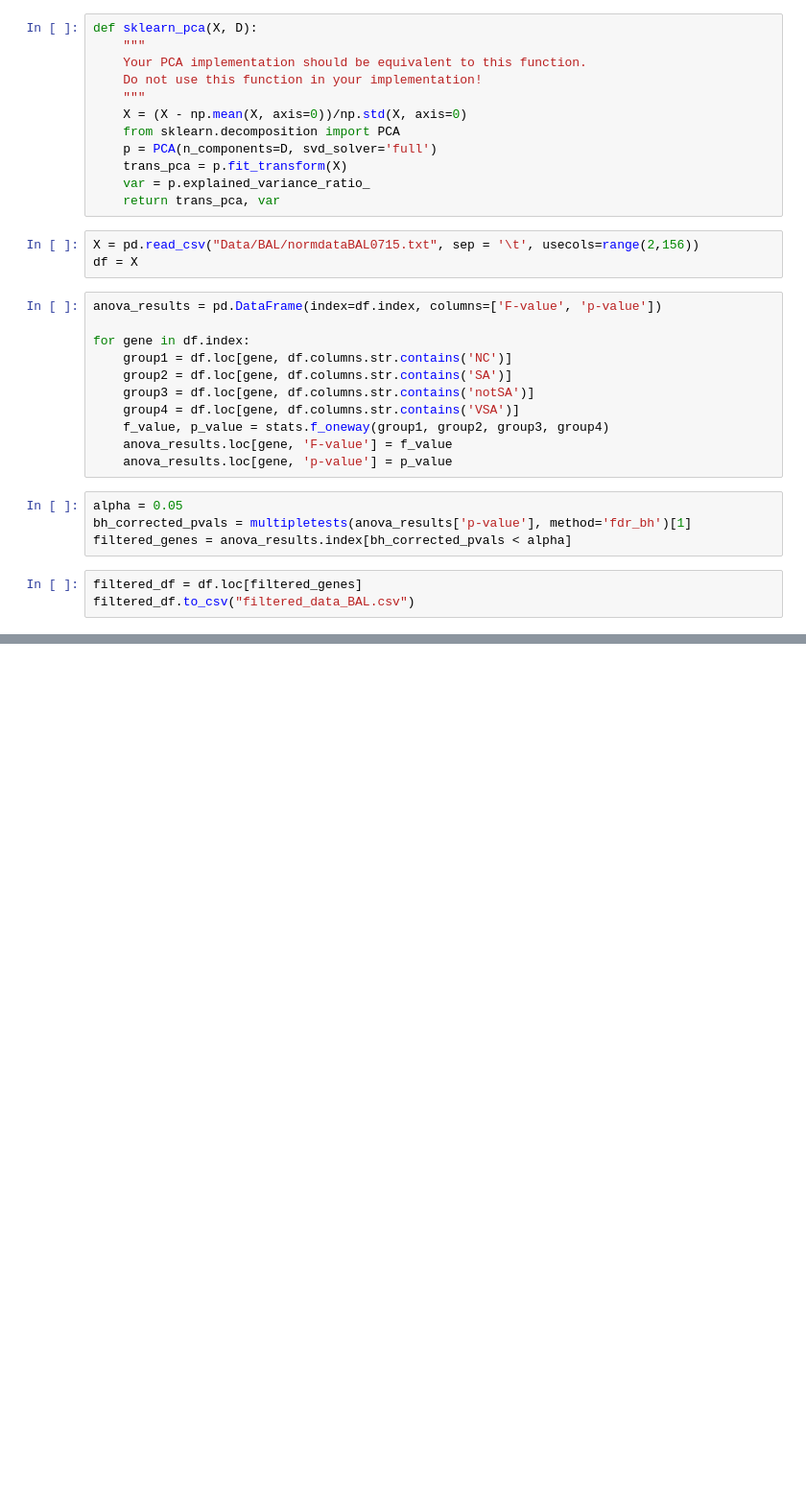
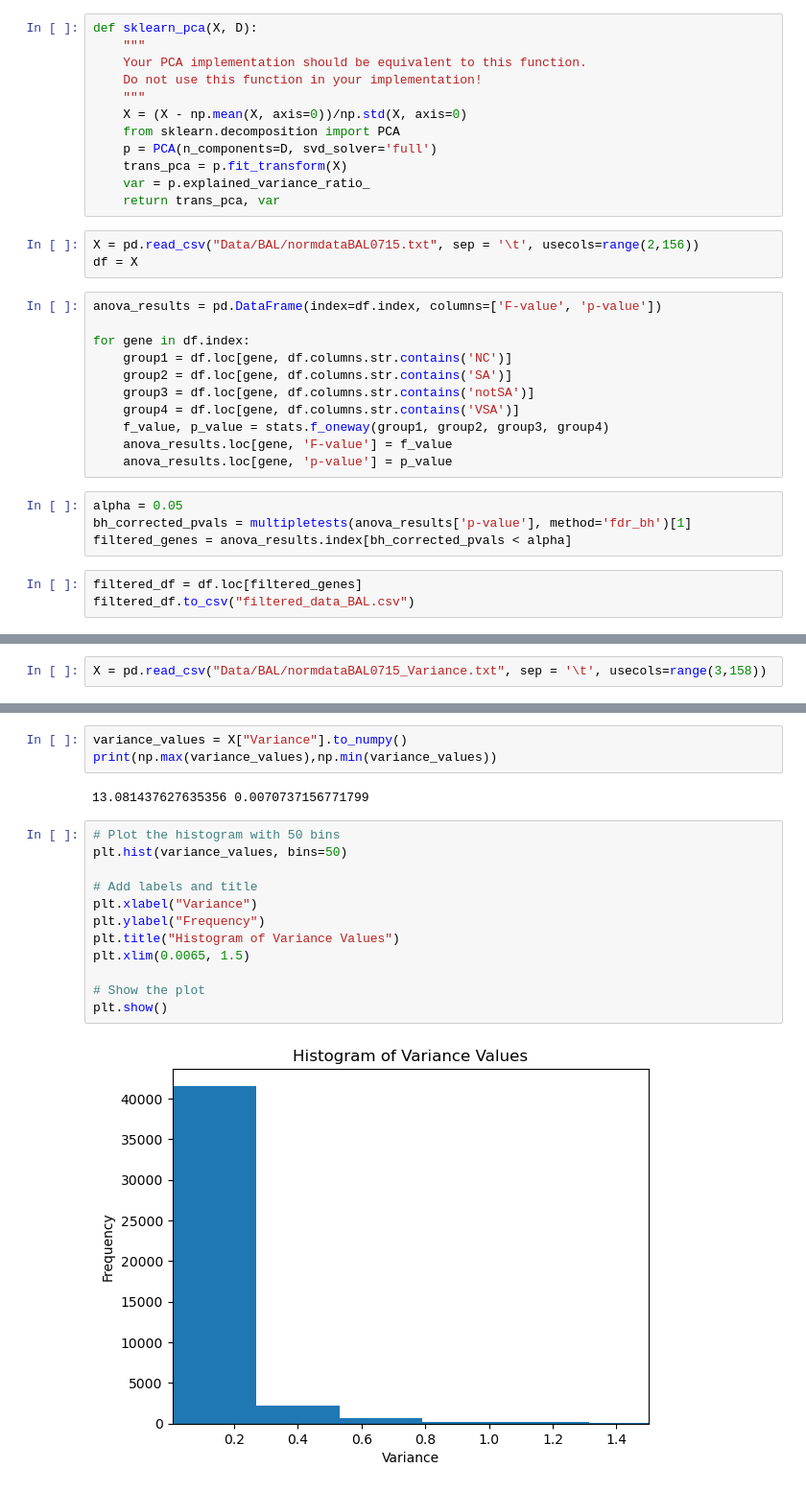
Before and after one commit to vratins/AsthmaClustering, a Jupyter notebook: pca.ipynb, the cells around one changed output, grey strips where cells are left out. Shown at 96% size. Drawn from its saved outputs; the diff is of its cells as text; blank space fills up the shorter version.

```diff
--- a/pca.ipynb
+++ b/pca.ipynb
@@ -72,0 +98,2 @@ plt.show()
+# %%
+X = pd.read_csv("Data/BAL/normdataBAL0715_Variance.txt", sep = '\t', usecols=range(3,158))
@@ -72,0 +113,19 @@ plt.show()
+# %%
+variance_values = X["Variance"].to_numpy()
+print(np.max(variance_values),np.min(variance_values))
+# %% [output]
+13.081437627635356 0.0070737156771799
+# %%
+# Plot the histogram with 50 bins
+plt.hist(variance_values, bins=50)
+
+# Add labels and title
+plt.xlabel("Variance")
+plt.ylabel("Frequency")
+plt.title("Histogram of Variance Values")
+plt.xlim(0.0065, 1.5)
+
+# Show the plot
+plt.show()
+# %% [output]
+[figure, added]
```
Also changed, not shown: parts of 5 cells of this notebook, 3 other files.
